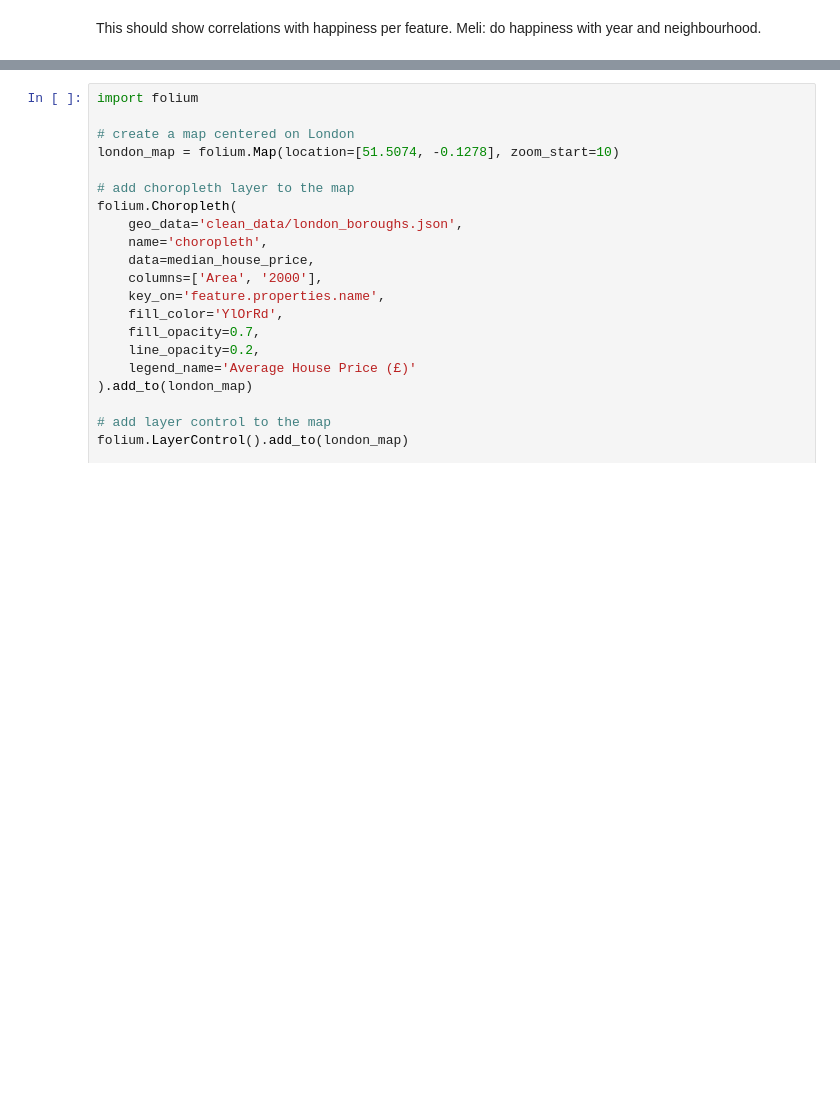
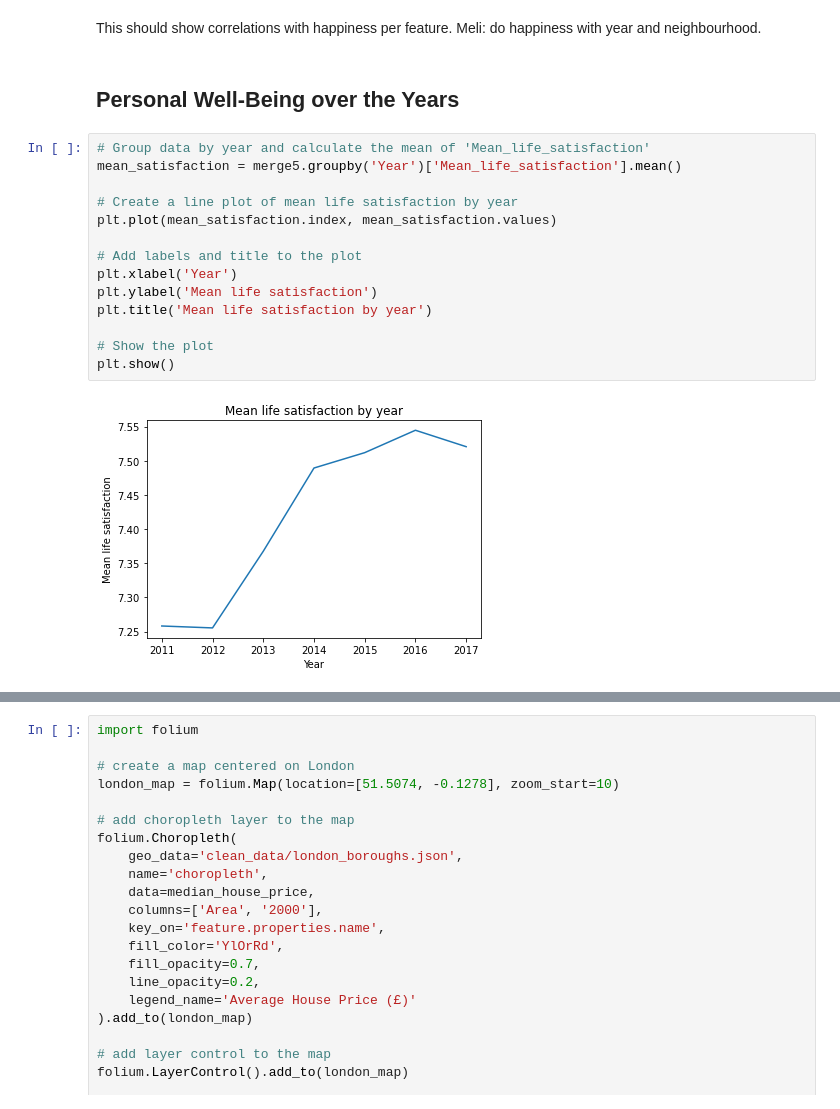
Before and after one commit to MischaRauch/london_house_price_prediction, a Jupyter notebook: Assignment.ipynb, the cells around one changed output, grey strips where cells are left out. Cells and saved outputs as stored; diff of their text form; blank space fills up the shorter version.

```diff
--- a/Assignment.ipynb
+++ b/Assignment.ipynb
@@ -66,3 +68,21 @@ corr
 # 4. EDA: Visualizations
 # %% [markdown]
 This should show correlations with happiness per feature. Meli: do happiness with year and neighbourhood.
+# %% [markdown]
+## Personal Well-Being over the Years
+# %%
+# Group data by year and calculate the mean of 'Mean_life_satisfaction'
+mean_satisfaction = merge5.groupby('Year')['Mean_life_satisfaction'].mean()
+
+# Create a line plot of mean life satisfaction by year
+plt.plot(mean_satisfaction.index, mean_satisfaction.values)
+
+# Add labels and title to the plot
+plt.xlabel('Year')
+plt.ylabel('Mean life satisfaction')
+plt.title('Mean life satisfaction by year')
+
+# Show the plot
+plt.show()
+# %% [output]
+[figure, added]
```
Also changed, not shown: parts of 9 cells of this notebook.
